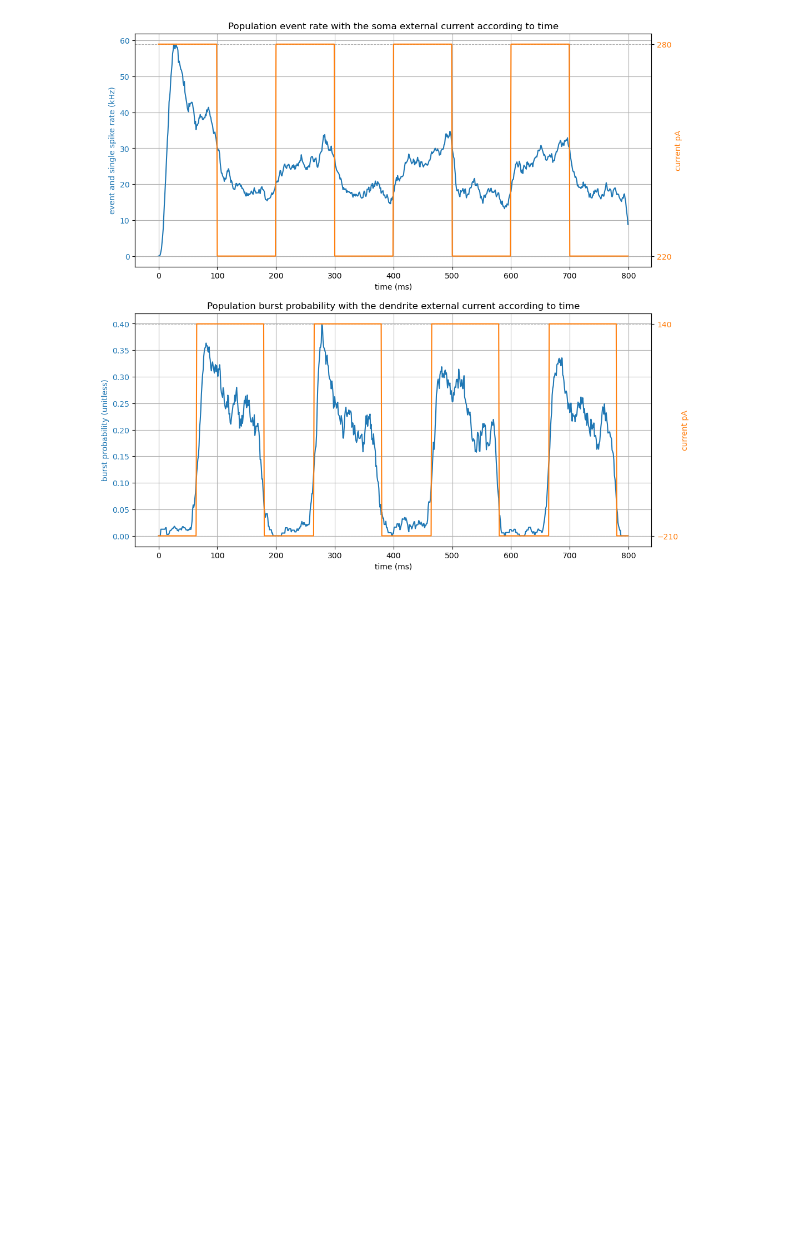
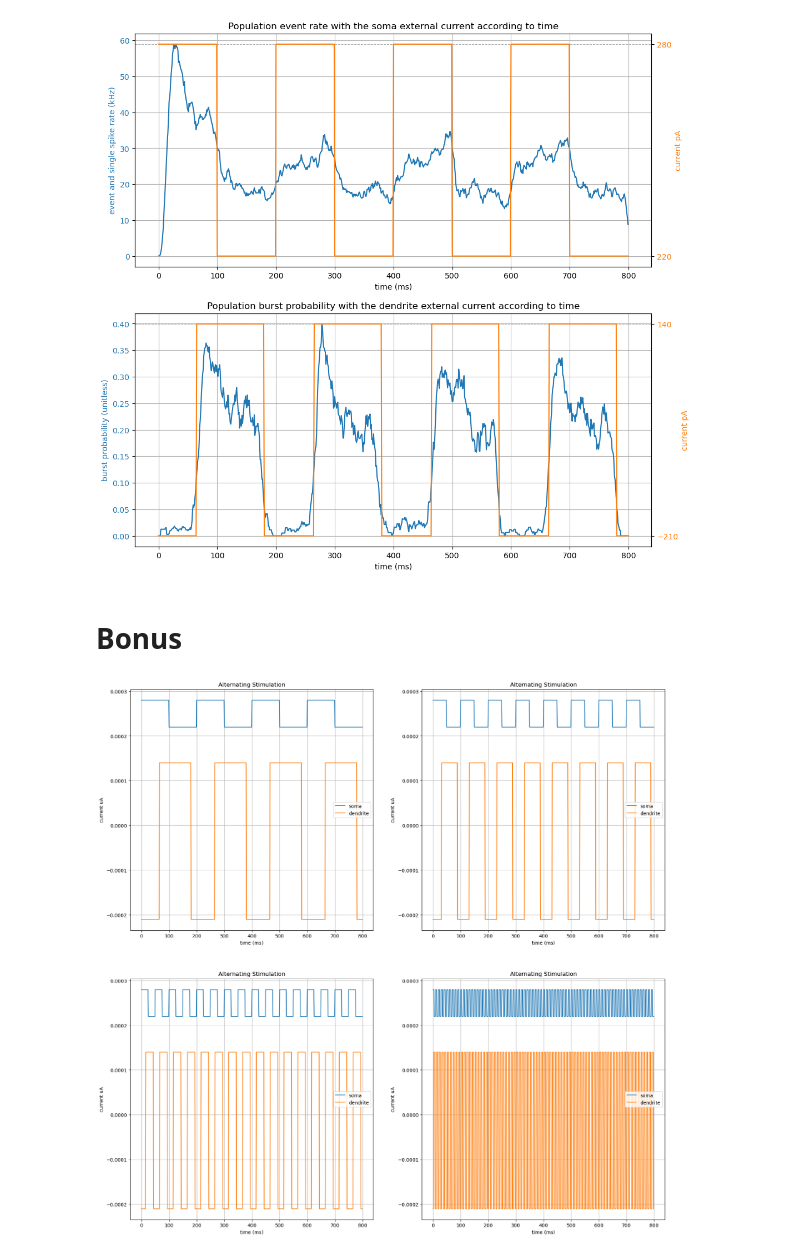
Before and after one commit to coco-2000/MP1, a Jupyter notebook: exercice3.ipynb, the cells around one changed output. Drawn from its saved outputs; the diff is of its cells as text; code cells hidden in the pictures; blank space fills up the shorter version.

Commit message:
bonus

```diff
--- a/exercice3.ipynb
+++ b/exercice3.ipynb
@@ -137,8 +137,8 @@ def get_alternate_current(t_start, t_end, unit_time,
         "first_amplitude must have the dimension of current. e.g. brian2.uamp"
     assert b2.units.fundamentalunits.have_same_dimensions(second_amplitude, b2.amp), \
         "second_amplitude must have the dimension of current. e.g. brian2.uamp"
-    assert b2.units.fundamentalunits.have_same_dimensions(frequency, b2.Hz), \
-        "frequency must have the dimension of 1/Time. e.g. brian2.Hz"
+    #assert b2.units.fundamentalunits.have_same_dimensions(frequency, b2.Hz), \
+     #   "frequency must have the dimension of 1/Time. e.g. brian2.Hz"
 
     tmp_size = t_end # +1 for t=0
     if append_zero:
@@ -257,8 +257,8 @@ def plot_voltage_activation_and_current_traces(voltage_monitor, K_monitor, curre
     plt.show()
     return axis_c, axis_v, axis_w, axis_k
 # %%
-soma_current = get_alternate_current(0, 800, b2.ms, first_amplitude=220*b2.pA, second_amplitude=280*b2.pA, first_duration=100, second_duration=100, frequency=1/200*b2.Hz, append_zero=False)
-dendrite_current = get_alternate_current(0, 800, b2.ms, first_amplitude=-210*b2.pA, second_amplitude=140*b2.pA, first_duration=85, second_duration=115, frequency=1/200*b2.Hz, phase_offset=65,append_zero=False)
+soma_current = get_alternate_current(0, 800, b2.ms, first_amplitude=220*b2.pA, second_amplitude=280*b2.pA, first_duration=100, second_duration=100, frequency=1/200, append_zero=False)
+dendrite_current = get_alternate_current(0, 800, b2.ms, first_amplitude=-210*b2.pA, second_amplitude=140*b2.pA, first_duration=85, second_duration=115, frequency=1/200, phase_offset=65,append_zero=False)
 plot_sd_alternate_current(soma_current,dendrite_current)
 # %% [output]
 [figure]
@@ -531,3 +434,23 @@ def plot_burst_prob(burst_prob, event_rate, current_d, current_s, bin_width):
 plot_burst_prob(burst_prob_smoothed, event_rate_smoothed, dendrite_current, soma_current, bin_width)
 # %% [output]
 [figure]
+# %% [markdown]
+# Bonus
+# %%
+factors = [1,1/2,1/4,1/20]
+
+fig, ax = plt.subplots(2, 2, figsize=(20, 20))
+
+axe = ax.flatten()
+for i,f in enumerate(factors):
+    soma_current = get_alternate_current(0, 800, b2.ms, first_amplitude=220*b2.pA, second_amplitude=280*b2.pA, first_duration=int(100*f), second_duration=int(100*f), frequency=1/200*1/f, append_zero=False)
+    dendrite_current = get_alternate_current(0, 800, b2.ms, first_amplitude=-210*b2.pA, second_amplitude=140*b2.pA, first_duration=int(85*f), second_duration=int(115*f), frequency=1/200*1/f, phase_offset=int(65*f),append_zero=False)
+    axe[i].plot(soma_current.values / b2.uamp, label ="soma")
+    axe[i].plot(dendrite_current.values / b2.uamp, label ="dendrite")
+    axe[i].set_title("Alternating Stimulation")
+    axe[i].set_xlabel("time (ms)")
+    axe[i].set_ylabel("current uA")
+    axe[i].grid()
+    axe[i].legend()
+# %% [output]
+[figure, added]
```
Also changed, not shown: parts of 2 cells of this notebook.
